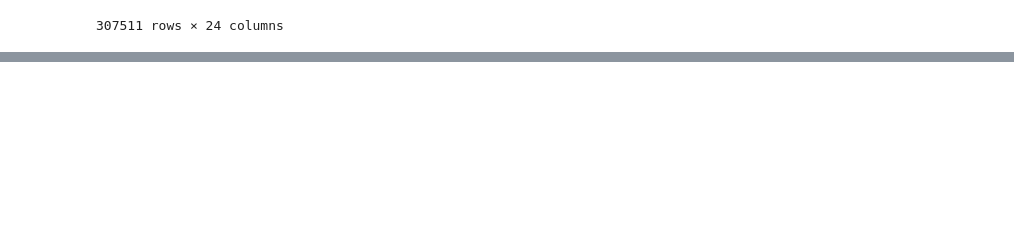
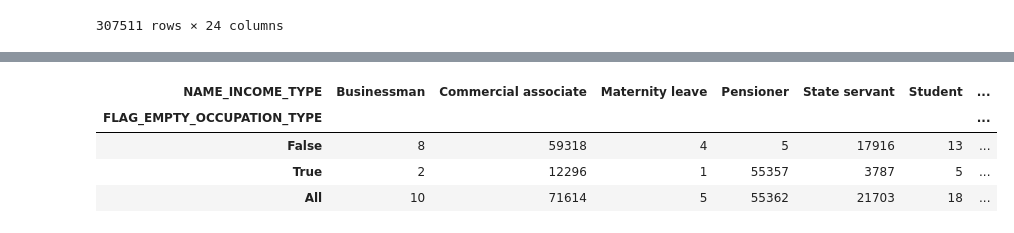
Before and after one commit to sebastienbourgeois/oc-p7-implementer-modele-scoring, a Jupyter notebook: code/modelisation.ipynb, the cells around one changed output, grey strips where cells are left out. Cells and saved outputs as stored; diff of their text form; code cells hidden in the pictures; blank space fills up the shorter version.

```diff
--- a/code/modelisation.ipynb
+++ b/code/modelisation.ipynb
@@ -247,0 +314,9 @@ demandes_credit.describe()
+# %%
+analyse_type_activite_vide = pd.crosstab(credits["FLAG_EMPTY_OCCUPATION_TYPE"], credits["NAME_INCOME_TYPE"], margins=True)
+analyse_type_activite_vide
+# %% [output]
+| NAME_INCOME_TYPE | Businessman | Commercial associate | Maternity leave | Pensioner | State servant | Student | ... |
+| FLAG_EMPTY_OCCUPATION_TYPE |  |  |  |  |  |  | ... |
+| False | 8 | 59318 | 4 | 5 | 17916 | 13 | ... |
+| True | 2 | 12296 | 1 | 55357 | 3787 | 5 | ... |
+| All | 10 | 71614 | 5 | 55362 | 21703 | 18 | ... |
```
Also changed, not shown: parts of 33 cells of this notebook.
